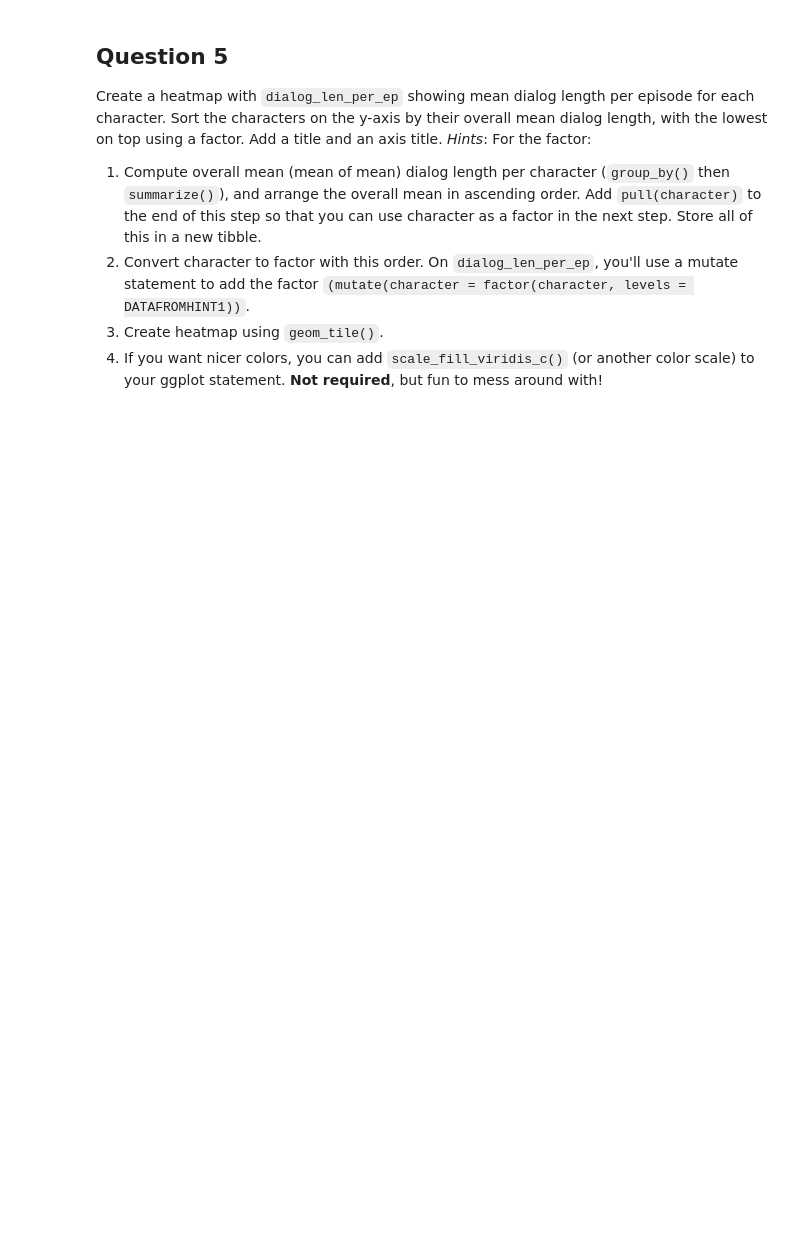
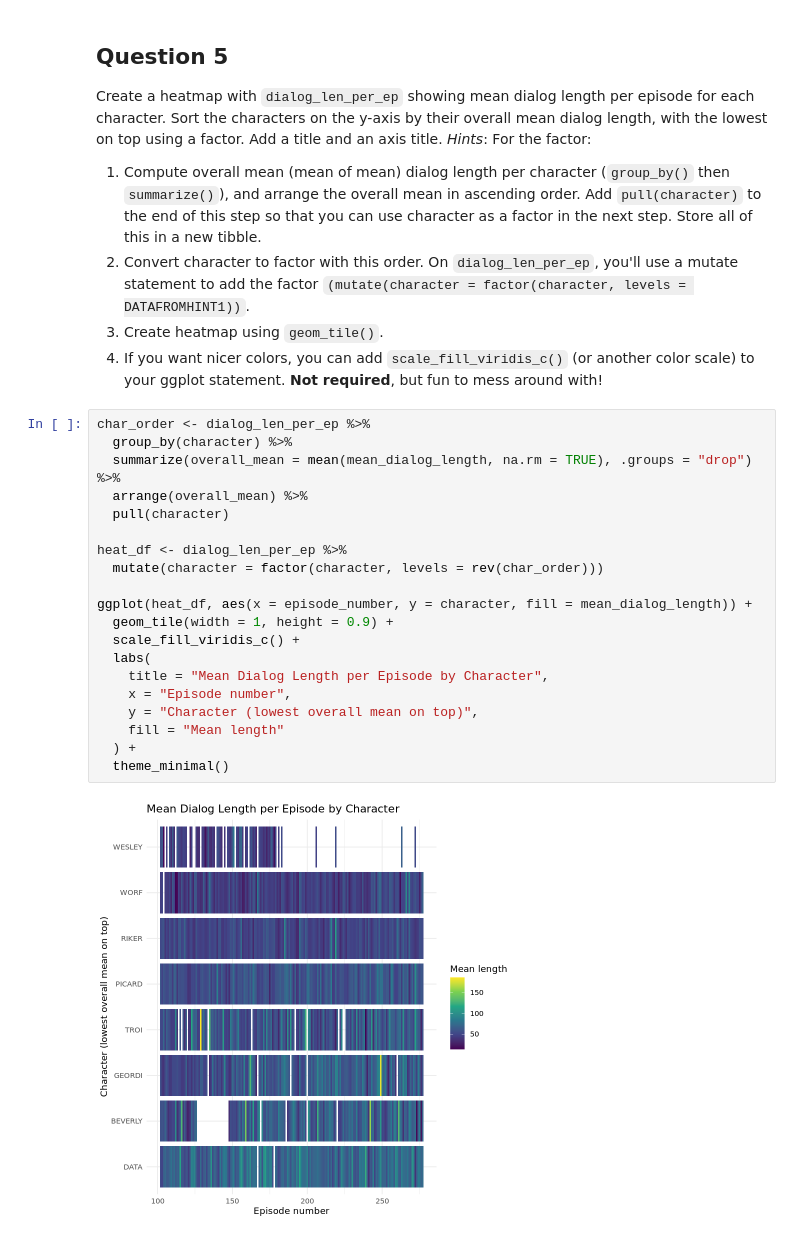
Before and after one commit to snwilke/bios-512-repo, a Jupyter notebook: BIOS512_HW6.ipynb, the cells around one changed output. Saved outputs shown, nothing was run; the diff lists cells and outputs as text; blank space fills up the shorter version.

```diff
--- a/BIOS512_HW6.ipynb
+++ b/BIOS512_HW6.ipynb
@@ -242,3 +274,25 @@ For the factor:
 2. Convert character to factor with this order. On `dialog_len_per_ep`, you'll use a mutate statement to add the factor `(mutate(character = factor(character, levels = DATAFROMHINT1))`.
 3. Create heatmap using `geom_tile()`.
 4. If you want nicer colors, you can add `scale_fill_viridis_c()` (or another color scale) to your ggplot statement. **Not required**, but fun to mess around with!
+# %%
+char_order <- dialog_len_per_ep %>%
+  group_by(character) %>%
+  summarize(overall_mean = mean(mean_dialog_length, na.rm = TRUE), .groups = "drop") %>%
+  arrange(overall_mean) %>%
+  pull(character)
+
+heat_df <- dialog_len_per_ep %>%
+  mutate(character = factor(character, levels = rev(char_order)))
+
+ggplot(heat_df, aes(x = episode_number, y = character, fill = mean_dialog_length)) +
+  geom_tile(width = 1, height = 0.9) +
+  scale_fill_viridis_c() +
+  labs(
+    title = "Mean Dialog Length per Episode by Character",
+    x = "Episode number",
+    y = "Character (lowest overall mean on top)",
+    fill = "Mean length"
+  ) +
+  theme_minimal()
+# %% [output]
+[figure, added]
```
Also changed, not shown: parts of 2 cells of this notebook.
